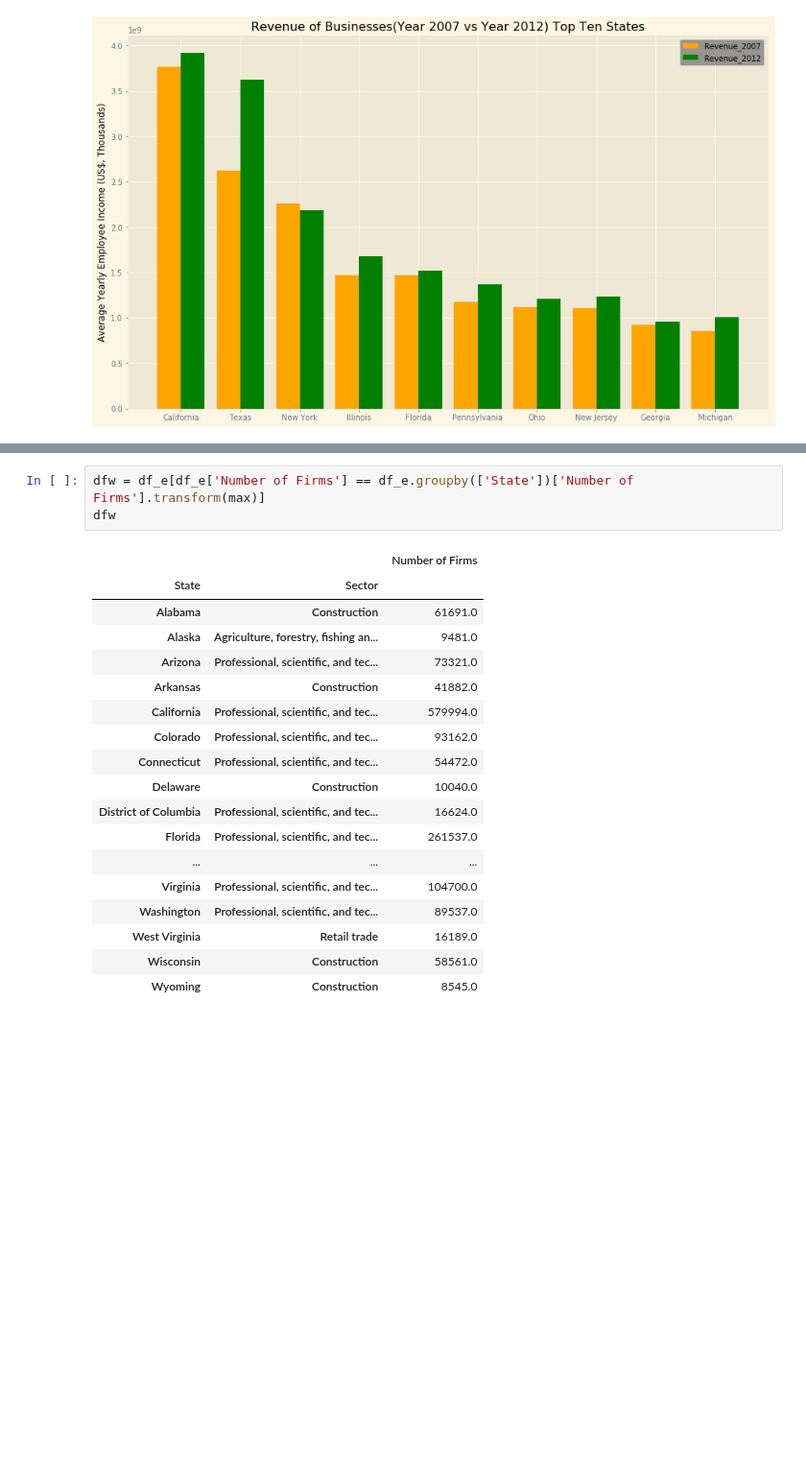
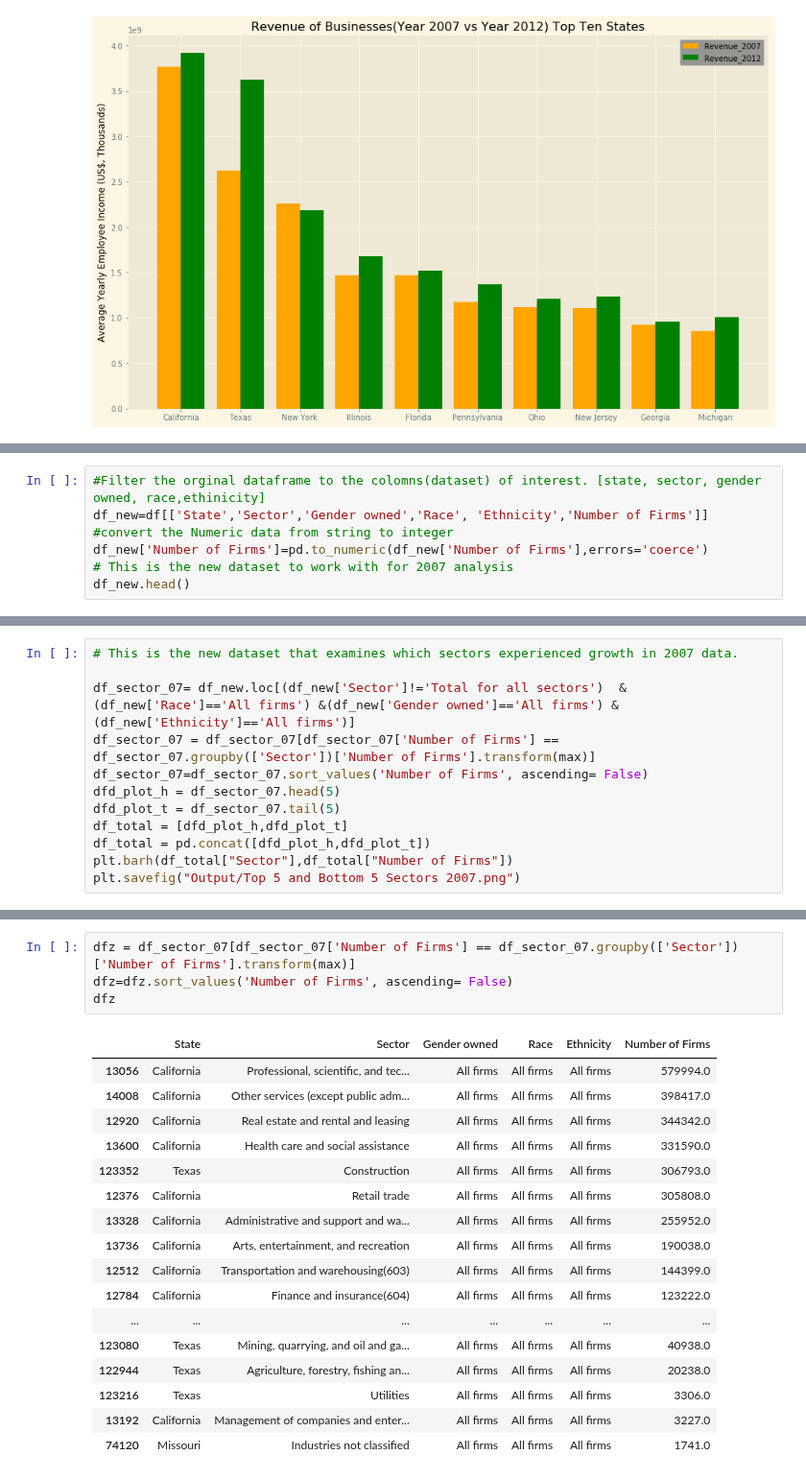
Before and after one commit to tafolabi/Project_Alpha, a Jupyter notebook: Project_Alpha2.ipynb, the cells around one changed output, grey strips where cells are left out. Shown at 96% size. Saved outputs shown, nothing was run; the diff lists cells and outputs as text; blank space fills up the shorter version.

```diff
--- a/Project_Alpha2.ipynb
+++ b/Project_Alpha2.ipynb
@@ -425,0 +435,7 @@ pandas.core.frame.DataFrame
+# %%
+#Filter the orginal dataframe to the colomns(dataset) of interest. [state, sector, gender owned, race,ethinicity]
+df_new=df[['State','Sector','Gender owned','Race', 'Ethnicity','Number of Firms']]
+#convert the Numeric data from string to integer
+df_new['Number of Firms']=pd.to_numeric(df_new['Number of Firms'],errors='coerce')
+# This is the new dataset to work with for 2007 analysis
+df_new.head()
@@ -488,0 +519,12 @@ Name: Construction, dtype: float64
+# %%
+# This is the new dataset that examines which sectors experienced growth in 2007 data.
+
+df_sector_07= df_new.loc[(df_new['Sector']!='Total for all sectors')  &  (df_new['Race']=='All firms') &(df_new['Gender owned']=='All firms') & (df_new['Ethnicity']=='All firms')]
+df_sector_07 = df_sector_07[df_sector_07['Number of Firms'] == df_sector_07.groupby(['Sector'])['Number of Firms'].transform(max)]
+df_sector_07=df_sector_07.sort_values('Number of Firms', ascending= False)
+dfd_plot_h = df_sector_07.head(5)
+dfd_plot_t = df_sector_07.tail(5)
+df_total = [dfd_plot_h,dfd_plot_t]
+df_total = pd.concat([dfd_plot_h,dfd_plot_t])
+plt.barh(df_total["Sector"],df_total["Number of Firms"])
+plt.savefig("Output/Top 5 and Bottom 5 Sectors 2007.png")
@@ -489,23 +593,23 @@ Name: Construction, dtype: float64
 # %%
-dfw = df_e[df_e['Number of Firms'] == df_e.groupby(['State'])['Number of Firms'].transform(max)]
-dfw
+dfz = df_sector_07[df_sector_07['Number of Firms'] == df_sector_07.groupby(['Sector'])['Number of Firms'].transform(max)]
+dfz=dfz.sort_values('Number of Firms', ascending= False)
+dfz
 # %% [output]
-|  |  | Number of Firms |
-| State | Sector |  |
-| Alabama | Construction | 61691.0 |
-| Alaska | Agriculture, forestry, fishing an... | 9481.0 |
-| Arizona | Professional, scientific, and tec... | 73321.0 |
-| Arkansas | Construction | 41882.0 |
-| California | Professional, scientific, and tec... | 579994.0 |
-| Colorado | Professional, scientific, and tec... | 93162.0 |
-| Connecticut | Professional, scientific, and tec... | 54472.0 |
-| Delaware | Construction | 10040.0 |
-| District of Columbia | Professional, scientific, and tec... | 16624.0 |
-| Florida | Professional, scientific, and tec... | 261537.0 |
-| ... | ... | ... |
-| Virginia | Professional, scientific, and tec... | 104700.0 |
-| Washington | Professional, scientific, and tec... | 89537.0 |
-| West Virginia | Retail trade | 16189.0 |
-| Wisconsin | Construction | 58561.0 |
-| Wyoming | Construction | 8545.0 |
+|  | State | Sector | Gender owned | Race | Ethnicity | Number of Firms |
+| 13056 | California | Professional, scientific, and tec... | All firms | All firms | All firms | 579994.0 |
+| 14008 | California | Other services (except public adm... | All firms | All firms | All firms | 398417.0 |
+| 12920 | California | Real estate and rental and leasing | All firms | All firms | All firms | 344342.0 |
+| 13600 | California | Health care and social assistance | All firms | All firms | All firms | 331590.0 |
+| 123352 | Texas | Construction | All firms | All firms | All firms | 306793.0 |
+| 12376 | California | Retail trade | All firms | All firms | All firms | 305808.0 |
+| 13328 | California | Administrative and support and wa... | All firms | All firms | All firms | 255952.0 |
+| 13736 | California | Arts, entertainment, and recreation | All firms | All firms | All firms | 190038.0 |
+| 12512 | California | Transportation and warehousing(603) | All firms | All firms | All firms | 144399.0 |
+| 12784 | California | Finance and insurance(604) | All firms | All firms | All firms | 123222.0 |
+| ... | ... | ... | ... | ... | ... | ... |
+| 123080 | Texas | Mining, quarrying, and oil and ga... | All firms | All firms | All firms | 40938.0 |
+| 122944 | Texas | Agriculture, forestry, fishing an... | All firms | All firms | All firms | 20238.0 |
+| 123216 | Texas | Utilities | All firms | All firms | All firms | 3306.0 |
+| 13192 | California | Management of companies and enter... | All firms | All firms | All firms | 3227.0 |
+| 74120 | Missouri | Industries not classified | All firms | All firms | All firms | 1741.0 |
 # %%
```
Also changed, not shown: parts of 38 cells of this notebook, 11 other files.
